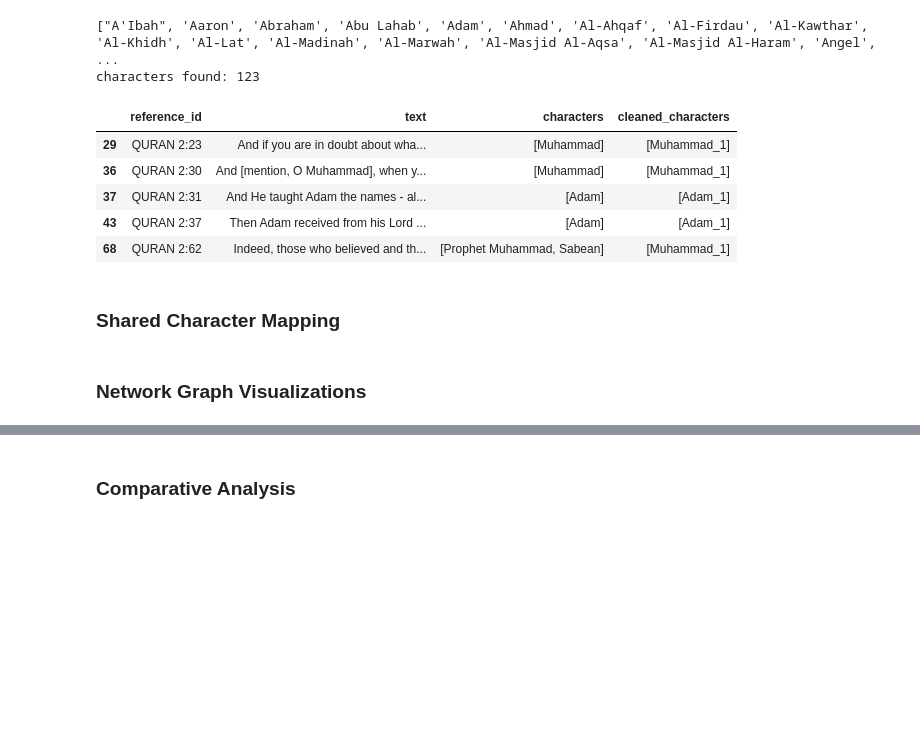
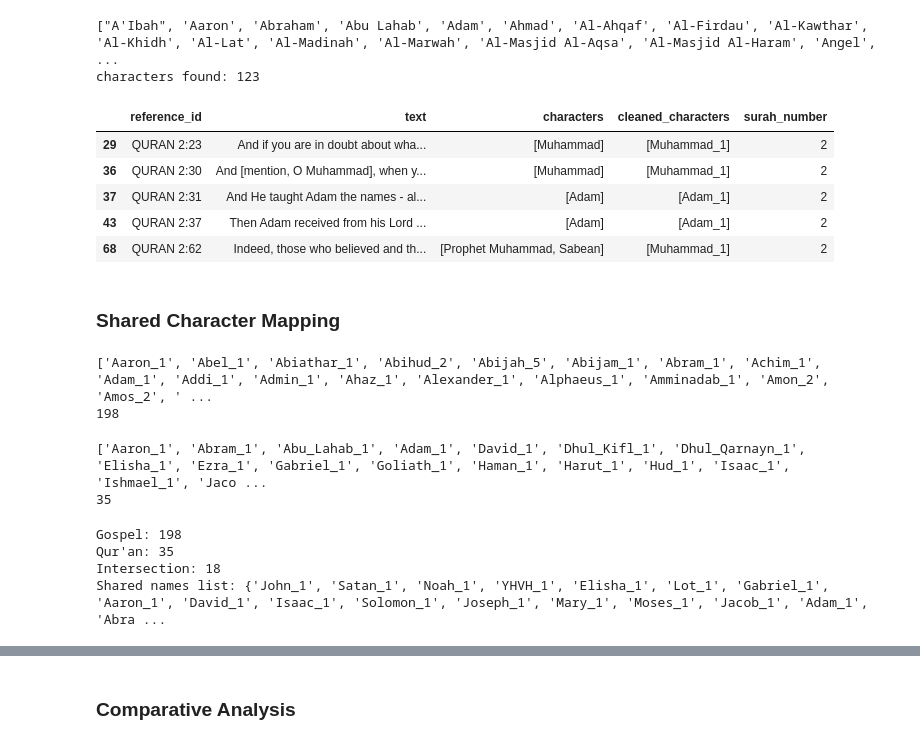
Before and after one commit to erinabruzzy/DSAN6400, a Jupyter notebook: social_network_analysis.ipynb, the cells around one changed output, grey strips where cells are left out. Saved outputs shown, nothing was run; the diff lists cells and outputs as text; code cells hidden in the pictures; blank space fills up the shorter version.

Commit message:
network calculations

```diff
--- a/social_network_analysis.ipynb
+++ b/social_network_analysis.ipynb
@@ -130,16 +140,16 @@ characters found: 123
 # %%
 QURAN_CHARACTER_MAP = {
     # Shared Characters
-    "Jesus": "Jesus_1", "Jesu": "Jesus_1", "Said Jesu": "Jesus_1", "Messiah": "Jesus_1",
+    "Jesus": "YHVH_1", "Jesu": "YHVH_1", "Said Jesu": "YHVH_1", "Messiah": "YHVH_1",
+    "Abraham": "Abram_1",
     "Mary": "Mary_1", "Mary - Distinguished": "Mary_1", "Mary - The": "Mary_1",
-    "Zachariah": "Zachariah_1", "Zechariah": "Zachariah_1",
-    "John": "John_Baptist_1",  # Assuming John is the Baptist in these contexts
+    "Zachariah": "Zacharias_1", "Zechariah": "Zacharias_1",
+    "John": "John_1",  # John the Baptist
     "Gabriel": "Gabriel_1",
     "Michael": "Michael_1",
-    "Satan": "Satan_1", "Iblee": "Satan_1", # Iblis is the Quranic equivalent of Satan/Lucifer
+    "Satan": "Satan_1", "Iblee": "Satan_1", # Quranic equivalent of Satan/Lucifer
 
     # Shared Ancestors
-    "Abraham": "Abraham_1",
     "Moses": "Moses_1", "Said Mose": "Moses_1",
     "Aaron": "Aaron_1",
     "Adam": "Adam_1",
@@ -151,7 +161,7 @@ QURAN_CHARACTER_MAP = {
     "Jacob": "Jacob_1",
     "Job": "Job_1",
     "Jonah": "Jonah_1",
-    "Joseph": "Joseph_1", "Kill Joseph": "Joseph_1",
+    "Joseph": "Joseph_1", "Kill Joseph": "Joseph_1", # Joseph the Patriarch
     "Lot": "Lot_1",
     "Noah": "Noah_1",
     "Solomon": "Solomon_1",
@@ -174,24 +184,62 @@ QURAN_CHARACTER_MAP = {
 # %%
 def clean_and_resolve(raw_names):
     cleaned_ids = set()
     for name in raw_names:
         if name in QURAN_CHARACTER_MAP:
             cleaned_ids.add(QURAN_CHARACTER_MAP[name])
     return list(cleaned_ids)
 # resolution mapping
 df_quran['cleaned_characters'] = df_quran['characters'].apply(clean_and_resolve)
 # filter to verses w/ characters
 df_quran_clean = df_quran[df_quran['cleaned_characters'].map(len) > 0].copy()
 
+# extracting the surah number
+df_quran_clean['surah_number'] = df_quran_clean['reference_id'].str.extract(r'QURAN (\d+):').astype(int)
+
 df_quran_clean.head()
 # %% [output]
-|  | reference_id | text | characters | cleaned_characters |
-| 29 | QURAN 2:23 | And if you are in doubt about wha... | [Muhammad] | [Muhammad_1] |
-| 36 | QURAN 2:30 | And [mention, O Muhammad], when y... | [Muhammad] | [Muhammad_1] |
-| 37 | QURAN 2:31 | And He taught Adam the names - al... | [Adam] | [Adam_1] |
-| 43 | QURAN 2:37 | Then Adam received from his Lord ... | [Adam] | [Adam_1] |
-| 68 | QURAN 2:62 | Indeed, those who believed and th... | [Prophet Muhammad, Sabean] | [Muhammad_1] |
+|  | reference_id | text | characters | cleaned_characters | surah_number |
+| 29 | QURAN 2:23 | And if you are in doubt about wha... | [Muhammad] | [Muhammad_1] | 2 |
+| 36 | QURAN 2:30 | And [mention, O Muhammad], when y... | [Muhammad] | [Muhammad_1] | 2 |
+| 37 | QURAN 2:31 | And He taught Adam the names - al... | [Adam] | [Adam_1] | 2 |
+| 43 | QURAN 2:37 | Then Adam received from his Lord ... | [Adam] | [Adam_1] | 2 |
+| 68 | QURAN 2:62 | Indeed, those who believed and th... | [Prophet Muhammad, Sabean] | [Muhammad_1] | 2 |
 # %% [markdown]
 ### Shared Character Mapping
-# %% [markdown]
-### Network Graph Visualizations
+# %%
+# BibleData Characters
+bible_characters = sorted(gospels_df['person_id'].dropna().unique())
+print(bible_characters)
+print(len(bible_characters))
+# %% [output]
+['Aaron_1', 'Abel_1', 'Abiathar_1', 'Abihud_2', 'Abijah_5', 'Abijam_1', 'Abram_1', 'Achim_1', 'Adam_1', 'Addi_1', 'Admin_1', 'Ahaz_1', 'Alexander_1', 'Alphaeus_1', 'Amminadab_1', 'Amon_2', 'Amos_2', ' ...
+198
+# %%
+# Qur'an Data Characters
+quran_characters = sorted(list(set(
+    name for sublist in df_quran_clean['cleaned_characters'] for name in sublist
+)))
+print(quran_characters)
+print(len(quran_characters))
+# %% [output]
+['Aaron_1', 'Abram_1', 'Abu_Lahab_1', 'Adam_1', 'David_1', 'Dhul_Kifl_1', 'Dhul_Qarnayn_1', 'Elisha_1', 'Ezra_1', 'Gabriel_1', 'Goliath_1', 'Haman_1', 'Harut_1', 'Hud_1', 'Isaac_1', 'Ishmael_1', 'Jaco ...
+35
+# %%
+# character lists from both
+gospel_nodes = set(gospels_df['person_id'].unique())
+quran_nodes = set()
+for char_list in df_quran_clean['cleaned_characters']:
+    quran_nodes.update(char_list)
+
+# intersection
+shared_nodes = gospel_nodes.intersection(quran_nodes)
+
+print(f"Gospel: {len(gospel_nodes)}")
+print(f"Qur'an: {len(quran_nodes)}")
+print(f"Intersection: {len(shared_nodes)}")
+print("Shared names list:", shared_nodes)
+# %% [output]
+Gospel: 198
+Qur'an: 35
+Intersection: 18
+Shared names list: {'John_1', 'Satan_1', 'Noah_1', 'YHVH_1', 'Elisha_1', 'Lot_1', 'Gabriel_1', 'Aaron_1', 'David_1', 'Isaac_1', 'Solomon_1', 'Joseph_1', 'Mary_1', 'Moses_1', 'Jacob_1', 'Adam_1', 'Abra ...
```
Also changed, not shown: parts of 8 cells of this notebook.
